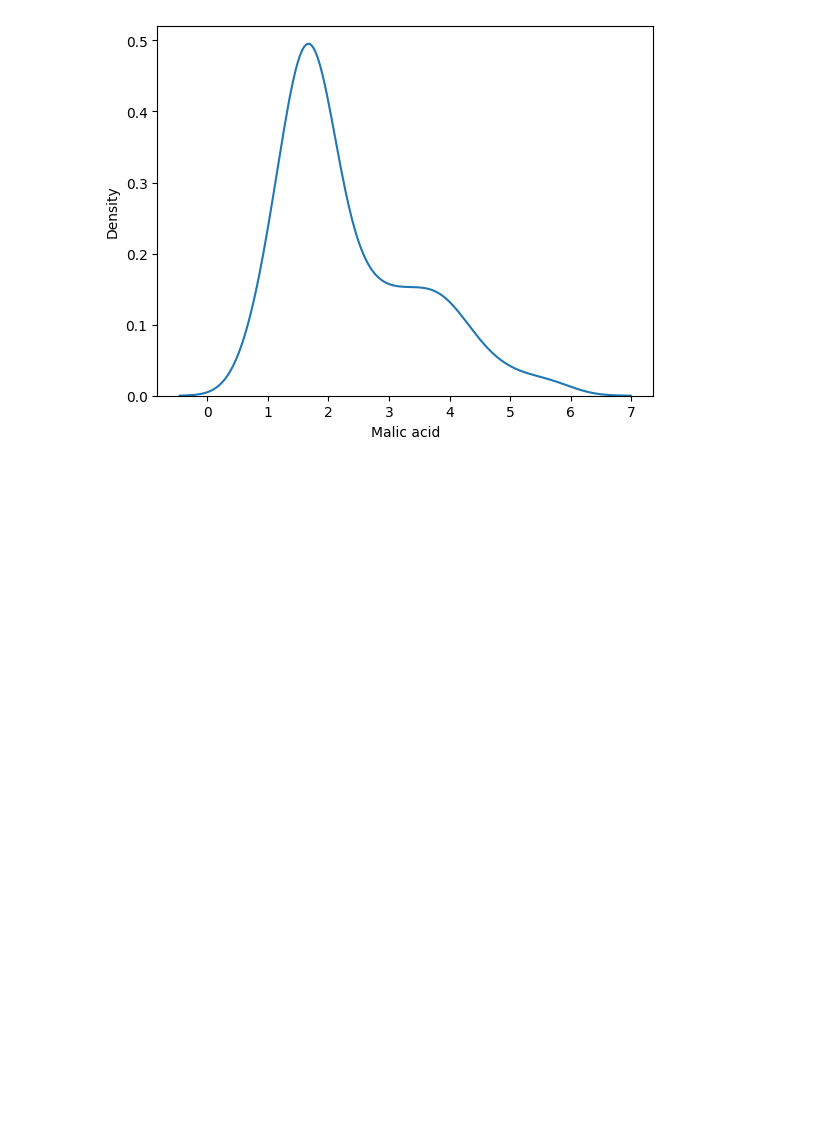
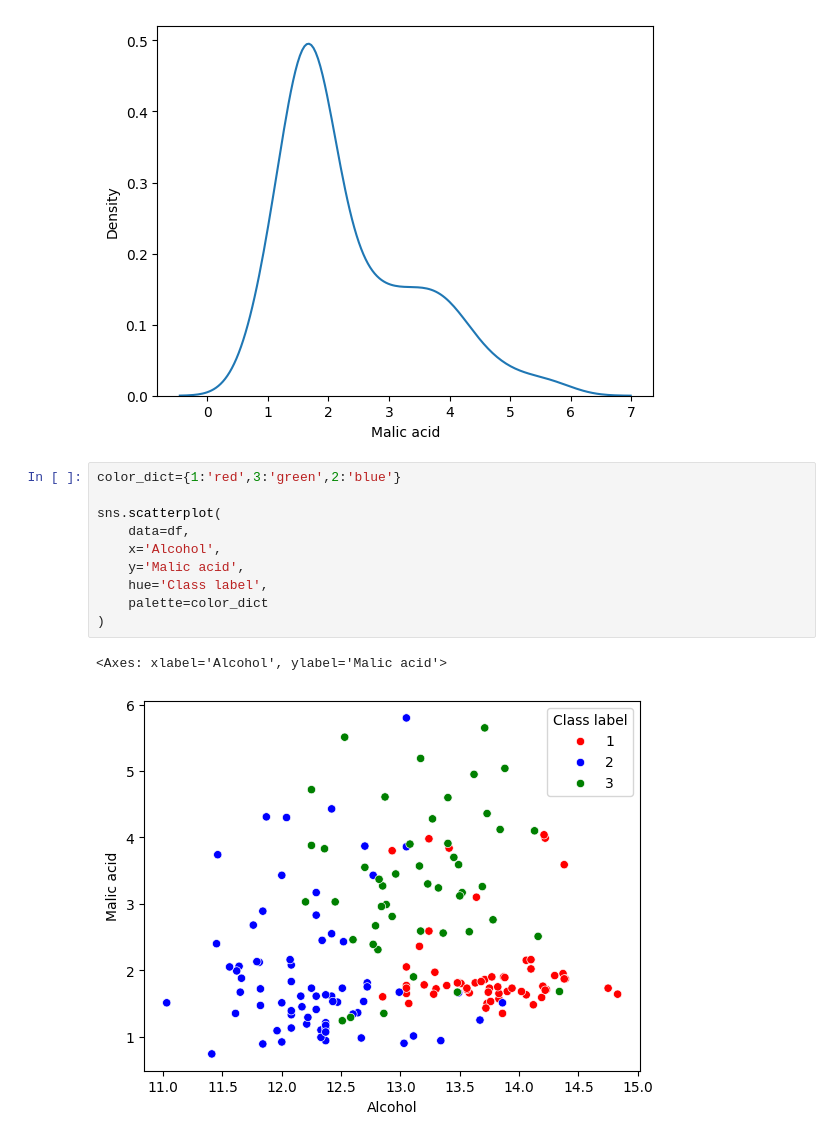
Before and after one commit to Muhammad-Waleed-Source/Machine-Learning, a Jupyter notebook: Day-25/Feature-scaling-Normalization.ipynb, the cells around one changed output. Drawn from its saved outputs; the diff is of its cells as text; blank space fills up the shorter version.

Commit message:
Scatter plot

```diff
--- a/Day-25/Feature-scaling-Normalization.ipynb
+++ b/Day-25/Feature-scaling-Normalization.ipynb
@@ -50,3 +50,16 @@ sns.kdeplot(df['Malic acid'])
 # %% [output]
 <Axes: xlabel='Malic acid', ylabel='Density'>
 [figure]
+# %%
+color_dict={1:'red',3:'green',2:'blue'}
+
+sns.scatterplot(
+    data=df,
+    x='Alcohol',
+    y='Malic acid',
+    hue='Class label',
+    palette=color_dict
+)
+# %% [output]
+<Axes: xlabel='Alcohol', ylabel='Malic acid'>
+[figure, added]
```
